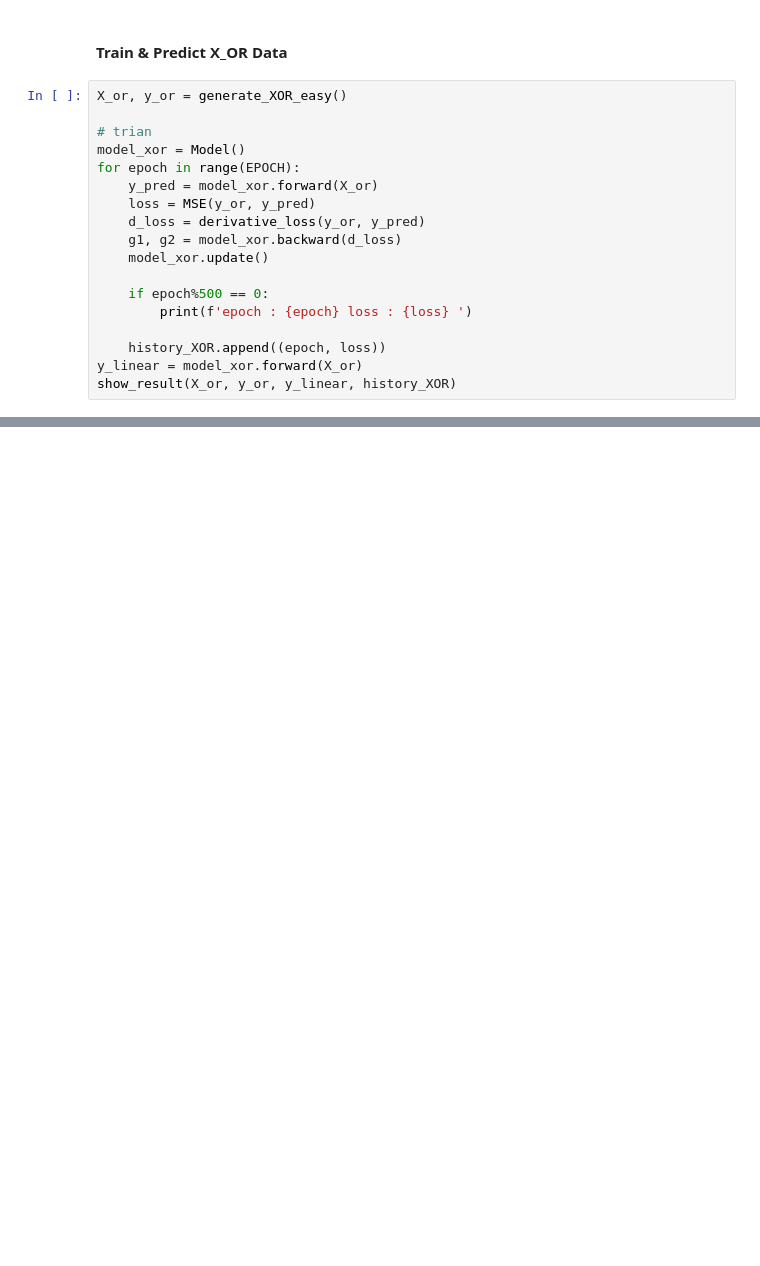
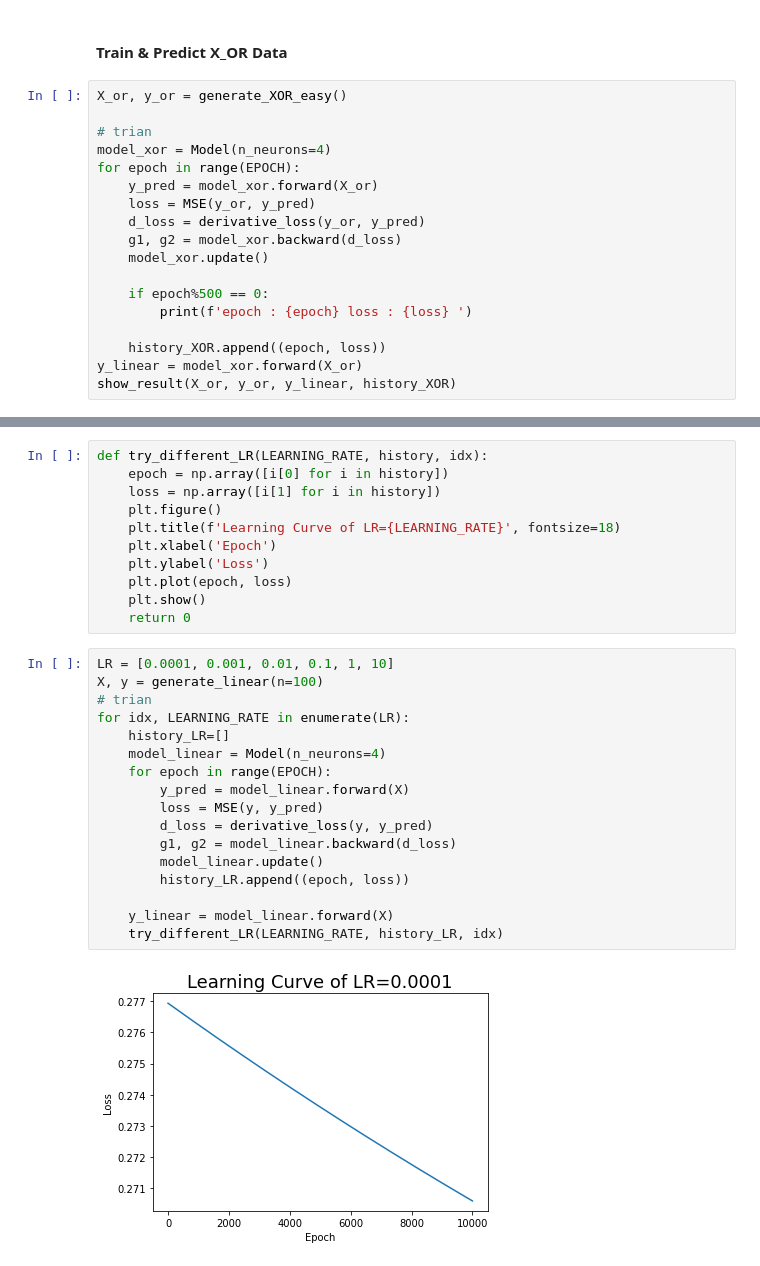
Before and after one commit to jeffchengtw/DeepLearning, a Jupyter notebook: Lab01.ipynb, the cells around one changed output, grey strips where cells are left out. Cells and saved outputs as stored; diff of their text form; blank space fills up the shorter version.

```diff
--- a/Lab01.ipynb
+++ b/Lab01.ipynb
@@ -253,7 +254,7 @@ epoch : 9500 loss : 0.00686859361882803
 X_or, y_or = generate_XOR_easy()
 
 # trian
-model_xor = Model()
+model_xor = Model(n_neurons=4)
 for epoch in range(EPOCH):
     y_pred = model_xor.forward(X_or)
     loss = MSE(y_or, y_pred)
@@ -291,0 +299,30 @@ epoch : 9500 loss : 0.003926680222047044
+# %%
+def try_different_LR(LEARNING_RATE, history, idx):
+    epoch = np.array([i[0] for i in history])
+    loss = np.array([i[1] for i in history])
+    plt.figure()
+    plt.title(f'Learning Curve of LR={LEARNING_RATE}', fontsize=18)
+    plt.xlabel('Epoch')
+    plt.ylabel('Loss')
+    plt.plot(epoch, loss)
+    plt.show()
+    return 0
+# %%
+LR = [0.0001, 0.001, 0.01, 0.1, 1, 10]
+X, y = generate_linear(n=100)
+# trian
+for idx, LEARNING_RATE in enumerate(LR):
+    history_LR=[]
+    model_linear = Model(n_neurons=4)
+    for epoch in range(EPOCH):
+        y_pred = model_linear.forward(X)
+        loss = MSE(y, y_pred)
+        d_loss = derivative_loss(y, y_pred)
+        g1, g2 = model_linear.backward(d_loss)
+        model_linear.update()
+        history_LR.append((epoch, loss))
+
+    y_linear = model_linear.forward(X)
+    try_different_LR(LEARNING_RATE, history_LR, idx)
+# %% [output]
+[figure, added]
```
Also changed, not shown: parts of 12 cells of this notebook, 1 other file.
